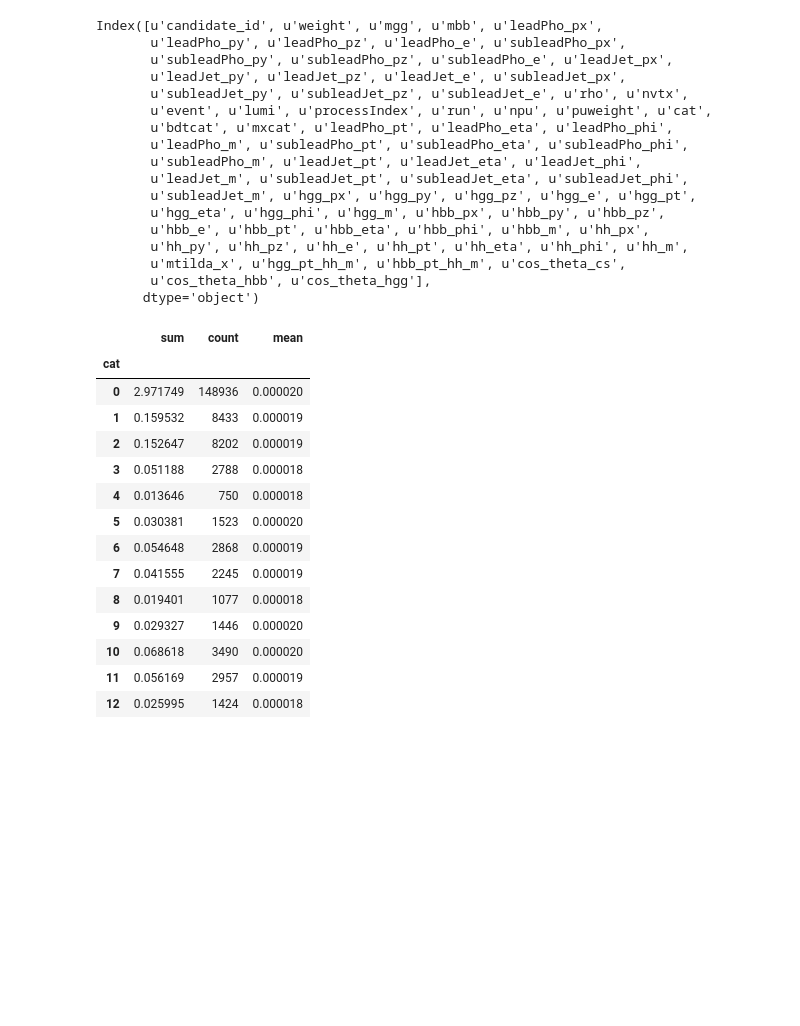
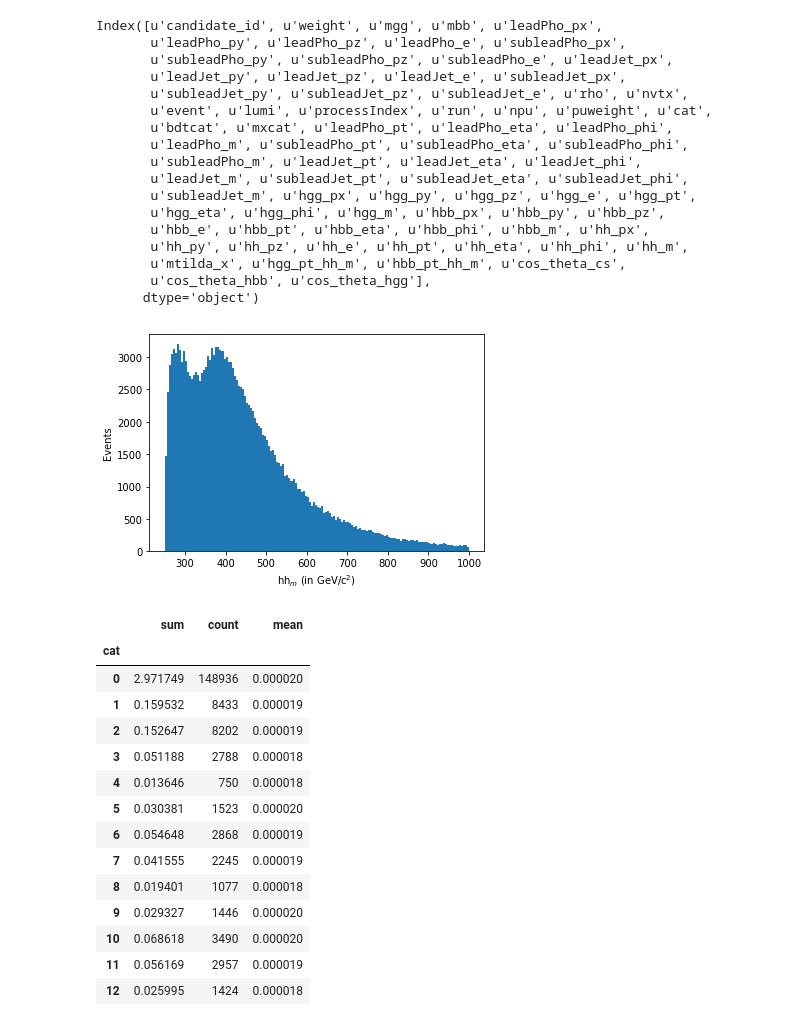
Before and after one commit to gitanjalipoddar/HHbbgg_ETH, a Jupyter notebook: GenResponse/notebooks/quick_train_withb.ipynb, the cells around one changed output. Cells and saved outputs as stored; diff of their text form; code cells hidden in the pictures; blank space fills up the shorter version.

```diff
--- a/GenResponse/notebooks/quick_train_withb.ipynb
+++ b/GenResponse/notebooks/quick_train_withb.ipynb
@@ -40,5 +41,12 @@ Index([u'candidate_id', u'weight', u'mgg', u'mbb', u'leadPho_px',
        u'mtilda_x', u'hgg_pt_hh_m', u'hbb_pt_hh_m', u'cos_theta_cs',
        u'cos_theta_hbb', u'cos_theta_hgg'],
       dtype='object')
+# %%
+plt.hist(df['hh_m'],range=[250,1000],bins=150)
+plt.ylabel("Events")
+plt.xlabel("hh$_m$ (in GeV/c$^2$)")
+plt.show()
+# %% [output]
+[figure, added]
 # %%
 features = ['hh_m','hh_pt', 'hh_eta','hgg_pt_hh_m','hbb_pt_hh_m','cos_theta_cs','cos_theta_hbb','cos_theta_hgg']
```
Also changed, not shown: parts of 13 cells of this notebook.
